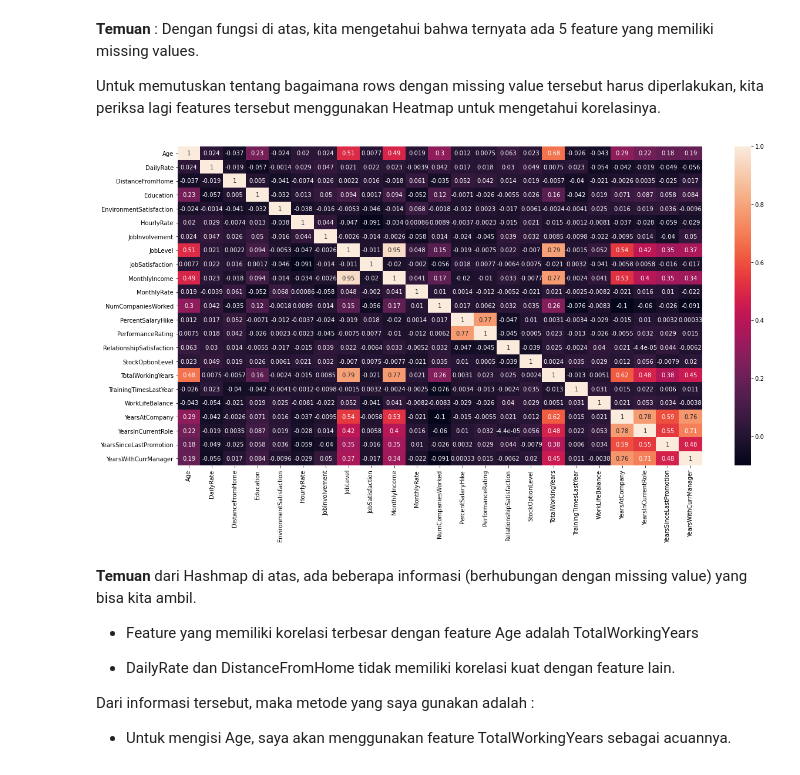
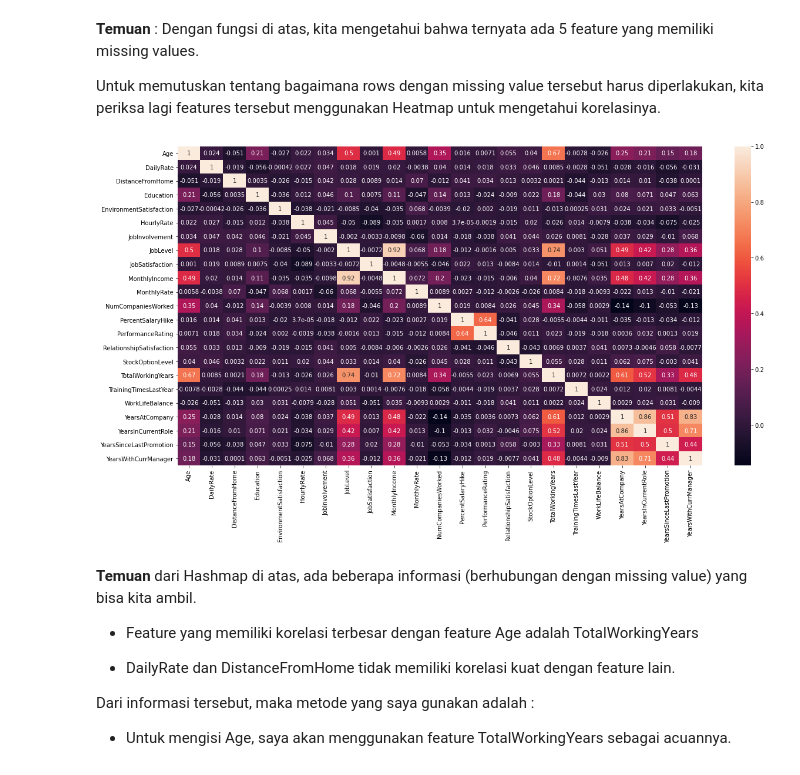
Before and after one commit to ariandy/final, a Jupyter notebook: 1. Introduction and Imputation.ipynb, the cells around one changed output. Drawn from its saved outputs; the diff is of its cells as text; code cells hidden in the pictures.

```diff
--- a/1. Introduction and Imputation.ipynb
+++ b/1. Introduction and Imputation.ipynb
@@ -222,9 +222,9 @@ custom_info(df, mode='missing_values_only')
 Untuk memutuskan tentang bagaimana rows dengan missing value tersebut harus diperlakukan, kita periksa lagi features tersebut menggunakan Heatmap untuk mengetahui korelasinya.
 # %%
 plt.figure(figsize=(20,10))
-ax = sns.heatmap(df.corr(), annot=True)
+ax = sns.heatmap(df.corr('spearman'), annot=True)
 # %% [output]
-[figure, old version]
+[figure, new version]
 # %% [markdown]
 **Temuan** dari Hashmap di atas, ada beberapa informasi (berhubungan dengan missing value) yang bisa kita ambil.
 
```
Also changed, not shown: parts of 3 cells of this notebook, 3 other files.
